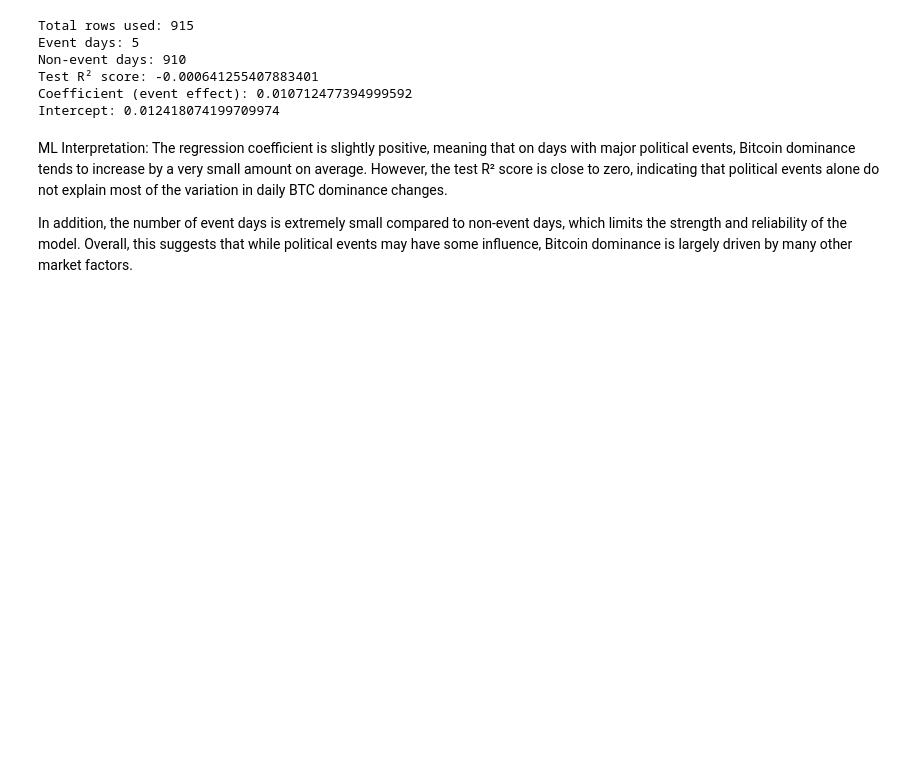
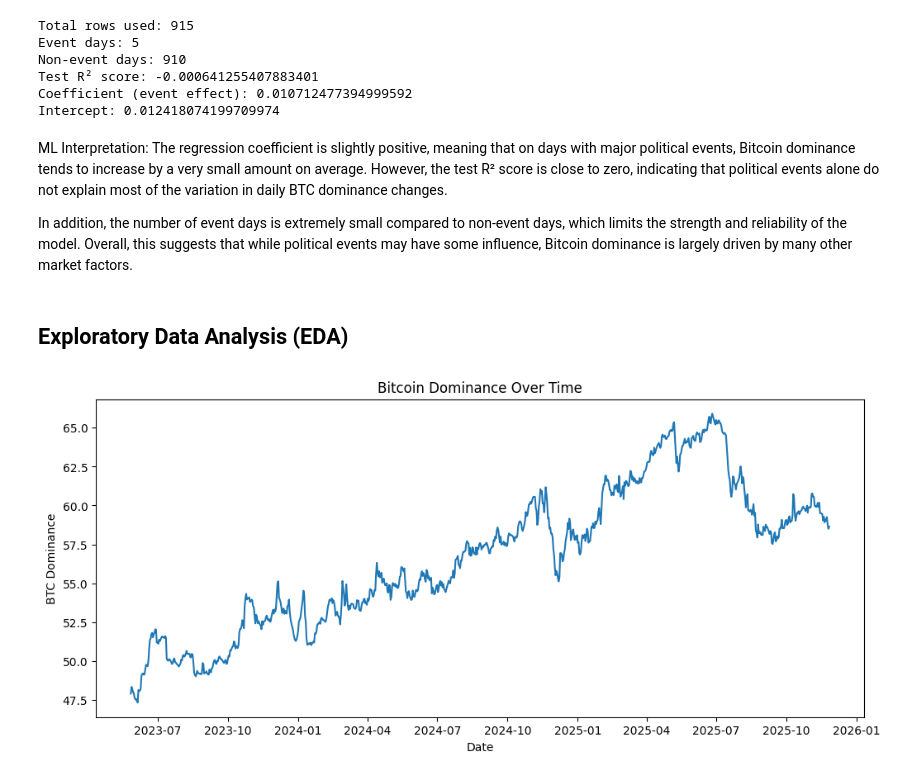
Before and after one commit to raehahbukhari-rgb/Global-Political-Events-and-Bitcoin-Dominance, a Jupyter notebook: notebooks/DSA_210_project.ipynb, the cells around one changed output. Saved outputs shown, nothing was run; the diff lists cells and outputs as text; code cells hidden in the pictures; blank space fills up the shorter version.

Commit message:
Expand EDA with multiple plots and explanations

```diff
--- a/notebooks/DSA_210_project.ipynb
+++ b/notebooks/DSA_210_project.ipynb
@@ -187,3 +187,16 @@ ML Interpretation:
 The regression coefficient is slightly positive, meaning that on days with major political events, Bitcoin dominance tends to increase by a very small amount on average. However, the test R² score is close to zero, indicating that political events alone do not explain most of the variation in daily BTC dominance changes.
 
 In addition, the number of event days is extremely small compared to non-event days, which limits the strength and reliability of the model. Overall, this suggests that while political events may have some influence, Bitcoin dominance is largely driven by many other market factors.
+# %% [markdown]
+## Exploratory Data Analysis (EDA)
+# %%
+import matplotlib.pyplot as plt
+
+plt.figure(figsize=(12, 5))
+plt.plot(df["date"], df["btc_dominance"])
+plt.xlabel("Date")
+plt.ylabel("BTC Dominance")
+plt.title("Bitcoin Dominance Over Time")
+plt.show()
+# %% [output]
+[figure, added]
```
Also changed, not shown: parts of 11 cells of this notebook.
